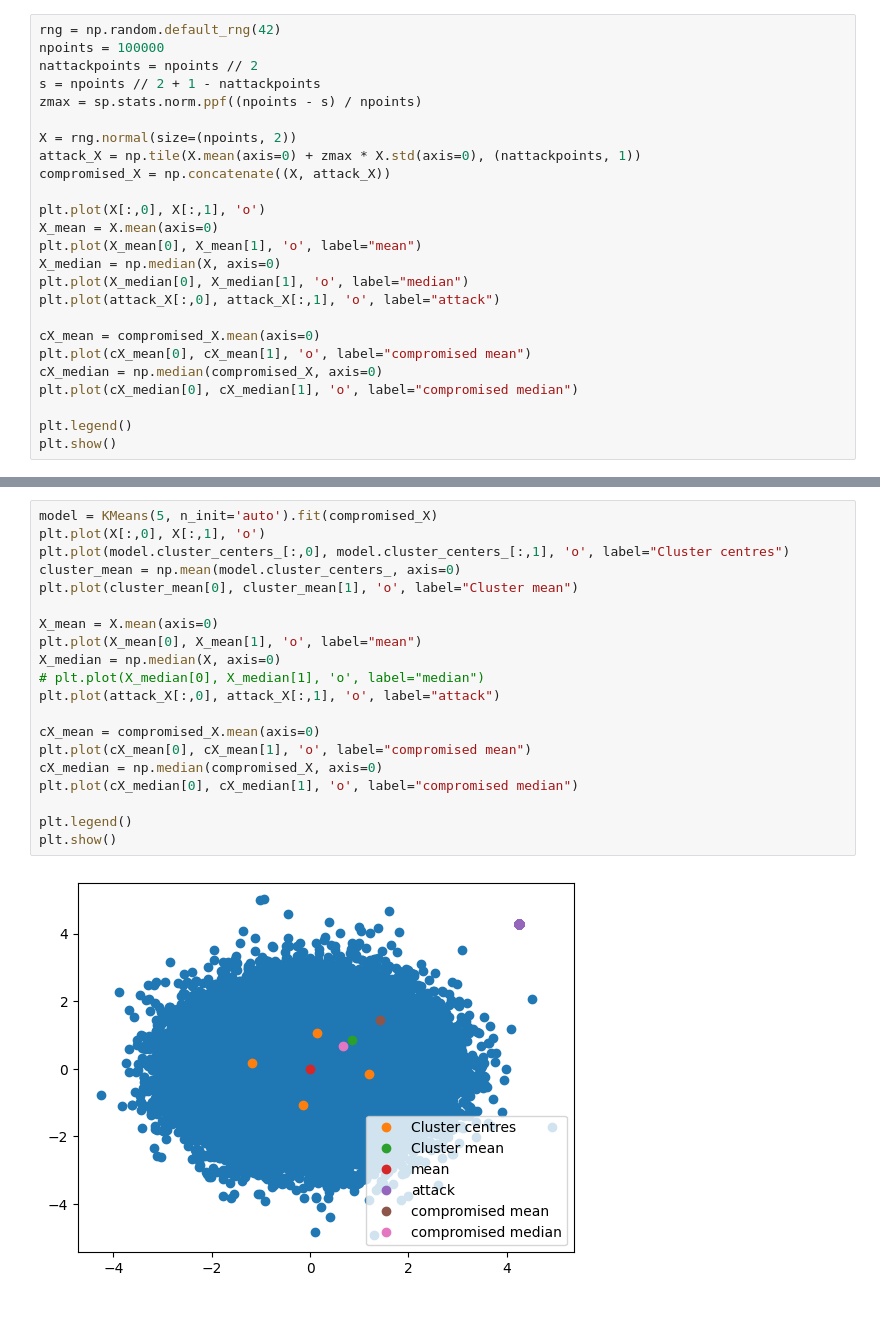
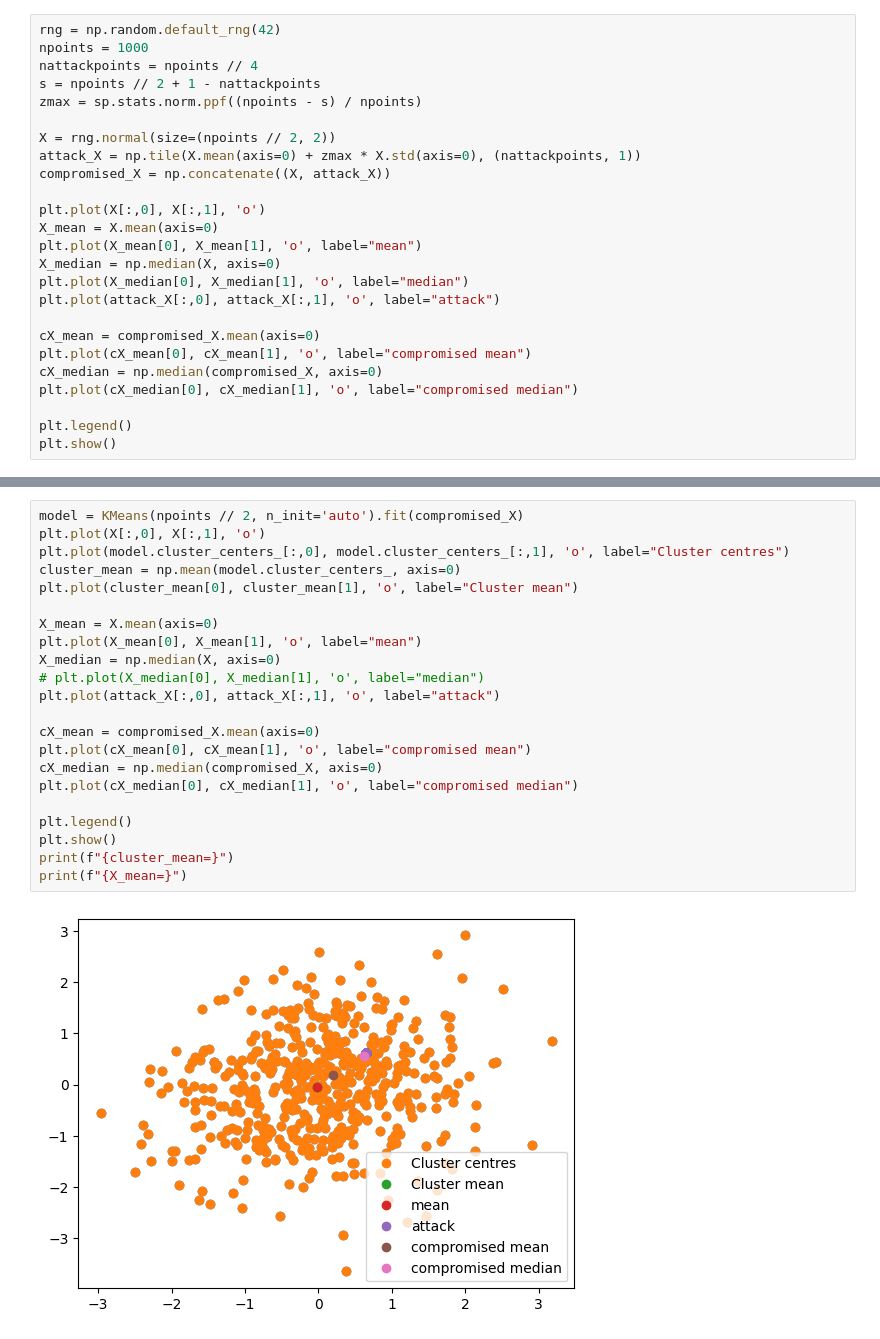
Before and after one commit to codymlewis/SGHFL, a Jupyter notebook: kmeans.ipynb, the cells around one changed output, grey strips where cells are left out. Drawn from its saved outputs; the diff is of its cells as text.

Commit message:
Improved clustering and evaluations, added some dataset generation

```diff
--- a/kmeans.ipynb
+++ b/kmeans.ipynb
@@ -6,12 +8,12 @@ import matplotlib.pyplot as plt
 %matplotlib inline
 # %%
 rng = np.random.default_rng(42)
-npoints = 100000
-nattackpoints = npoints // 2
+npoints = 1000
+nattackpoints = npoints // 4
 s = npoints // 2 + 1 - nattackpoints
 zmax = sp.stats.norm.ppf((npoints - s) / npoints)
 
-X = rng.normal(size=(npoints, 2))
+X = rng.normal(size=(npoints // 2, 2))
 attack_X = np.tile(X.mean(axis=0) + zmax * X.std(axis=0), (nattackpoints, 1))
 compromised_X = np.concatenate((X, attack_X))
 
@@ -48,22 +50,24 @@ plt.show()
 # %%
-model = KMeans(5, n_init='auto').fit(compromised_X)
+model = KMeans(npoints // 2, n_init='auto').fit(compromised_X)
 plt.plot(X[:,0], X[:,1], 'o')
 plt.plot(model.cluster_centers_[:,0], model.cluster_centers_[:,1], 'o', label="Cluster centres")
 cluster_mean = np.mean(model.cluster_centers_, axis=0)
 plt.plot(cluster_mean[0], cluster_mean[1], 'o', label="Cluster mean")
 
 X_mean = X.mean(axis=0)
 plt.plot(X_mean[0], X_mean[1], 'o', label="mean")
 X_median = np.median(X, axis=0)
 # plt.plot(X_median[0], X_median[1], 'o', label="median")
 plt.plot(attack_X[:,0], attack_X[:,1], 'o', label="attack")
 
 cX_mean = compromised_X.mean(axis=0)
 plt.plot(cX_mean[0], cX_mean[1], 'o', label="compromised mean")
 cX_median = np.median(compromised_X, axis=0)
 plt.plot(cX_median[0], cX_median[1], 'o', label="compromised median")
 
 plt.legend()
 plt.show()
+print(f"{cluster_mean=}")
+print(f"{X_mean=}")
 # %% [output]
-[figure, old version]
+[figure, new version]
```
Also changed, not shown: parts of 8 cells of this notebook, 2 other files.
